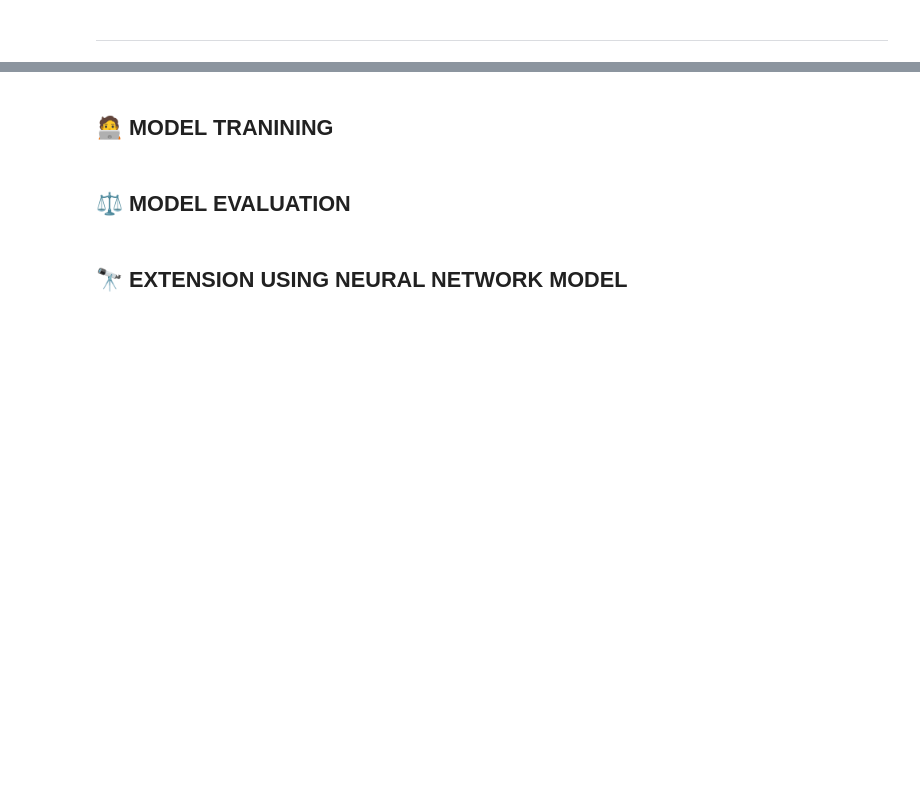
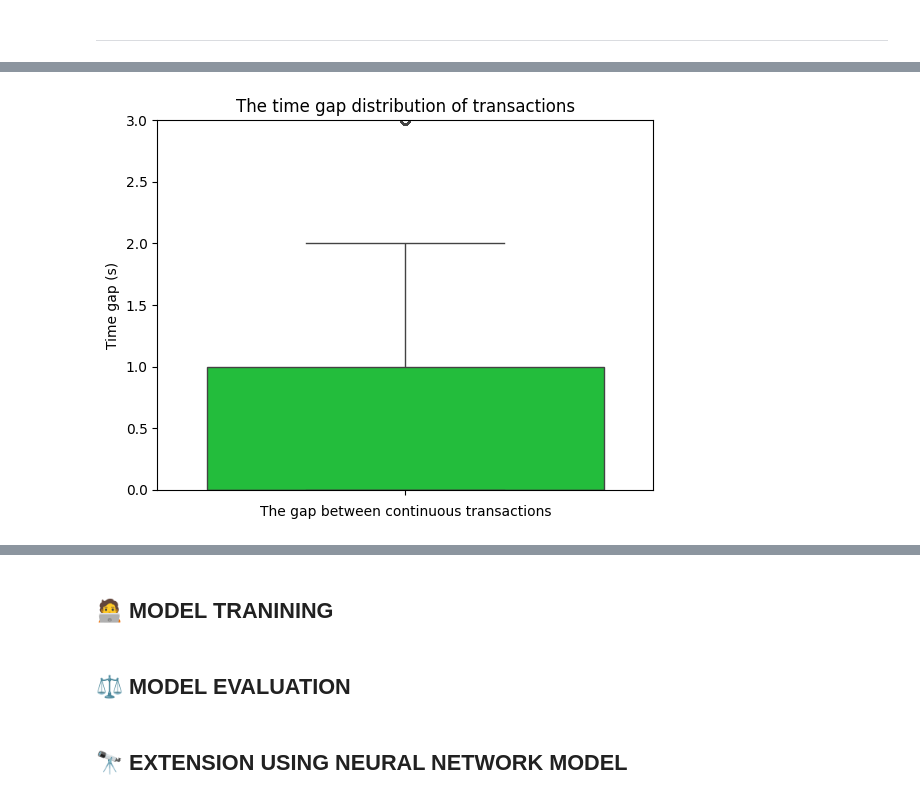
Before and after one commit to trungdung1711/credit-card-fraud-detection, a Jupyter notebook: notebooks/_v1.ipynb, the cells around one changed output, grey strips where cells are left out. Drawn from its saved outputs; the diff is of its cells as text; code cells hidden in the pictures; blank space fills up the shorter version.

```diff
--- a/notebooks/_v1.ipynb
+++ b/notebooks/_v1.ipynb
@@ -70,0 +139,10 @@ print_df(df)
+# %%
+sns.boxplot(data=eda_df, y="time_diff", color=random_color())
+
+plt.ylim((0, 3))
+plt.xlabel("The gap between continuous transactions")
+plt.ylabel("Time gap (s)")
+plt.title("The time gap distribution of transactions")
+plt.show()
+# %% [output]
+[figure, added]
```
Also changed, not shown: parts of 24 cells of this notebook.
